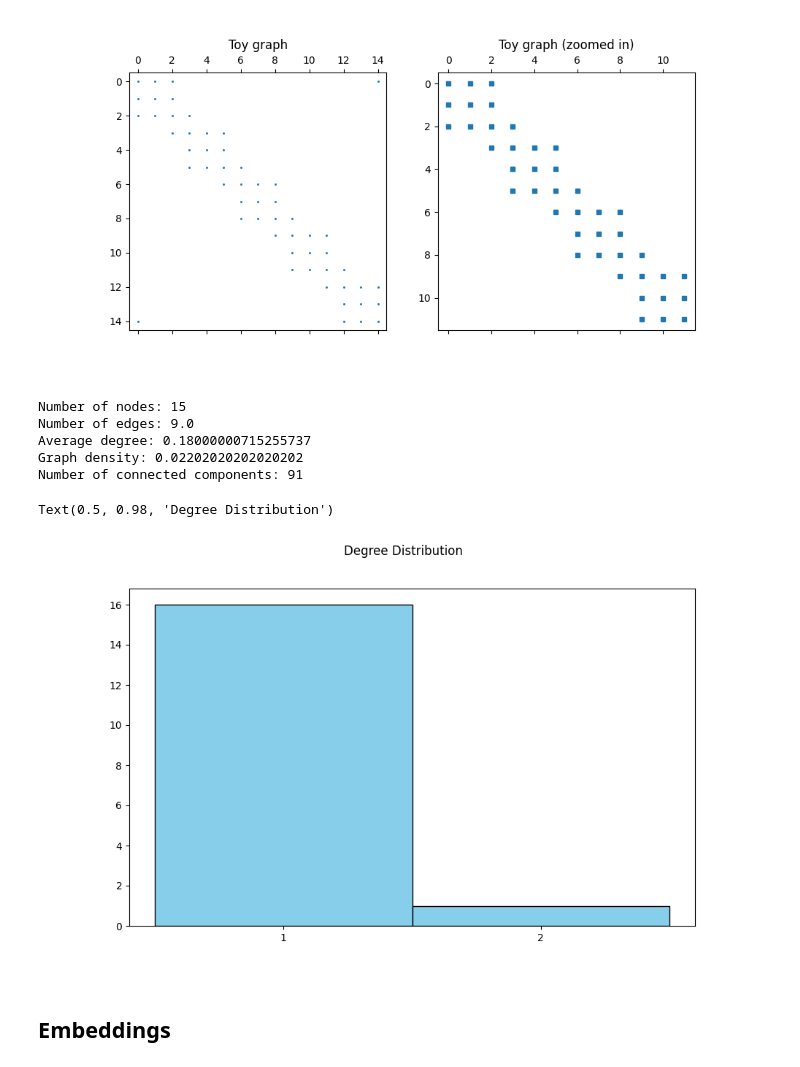
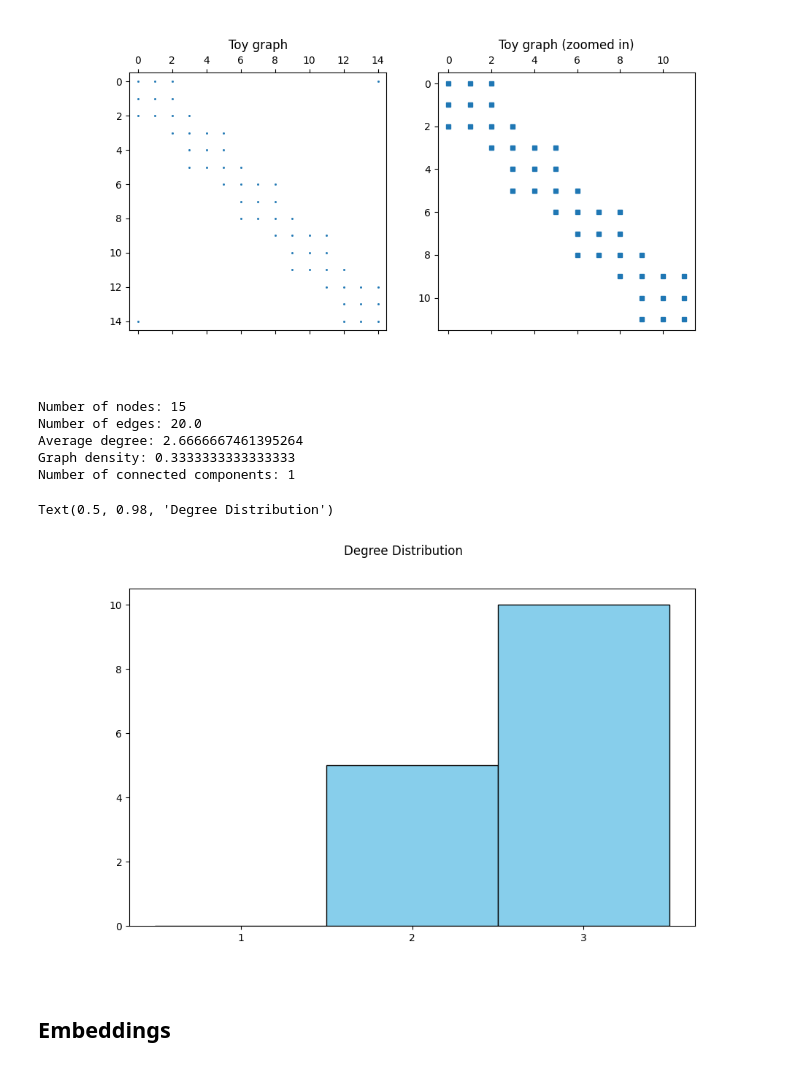
Before and after one commit to AndreasLF/HowLowCanYouGo, a Jupyter notebook: notebooks/Embeddings.ipynb, the cells around one changed output. Cells and saved outputs as stored; diff of their text form; code cells hidden in the pictures.

Commit message:
Update toy graph stats

```diff
--- a/notebooks/Embeddings.ipynb
+++ b/notebooks/Embeddings.ipynb
@@ -356,10 +356,18 @@ def tri_path(n_tri, cycle=True, self_loops=True):
     if self_loops:
         mat += sp.sparse.identity(n_tri*3)
     return mat
-adj_toy = tri_path(toy_data_size/3, cycle=True, self_loops=True)
+adj_toy = tri_path(int(toy_data_size/3), cycle=True, self_loops=True)
 
 # convert to tensor dense
 adj_toy = torch.tensor(adj_toy.todense(), dtype=torch.float32)
+
+
+G_toy = nx.Graph()
+
+# Add edges from the sparse matrix
+rows, cols = scipy.sparse.find(adj_toy)[:2]  # Get the non-zero indices
+for row, col in zip(rows, cols):
+    G_toy.add_edge(row, col)
 
 # Plot the adjacency matrix side by side
 plt.figure(figsize=(10, 5))
@@ -378,41 +386,42 @@ plt.show()
 print('Number of nodes:', adj_toy.shape[0])
 
 # Calculate the number of edges
+adj_ = adj_toy - torch.eye(adj_toy.shape[0])
 # For an undirected graph, each edge is counted twice in an adjacency matrix
 num_edges = adj_.sum() /2
 
 # Calculate the average degree
 # Since each edge is counted twice in the sum, divide by the number of nodes to get the average degree
 average_degree = adj_.sum() / adj_.shape[0]
 
 print(f'Number of edges: {num_edges}')
 print(f'Average degree: {average_degree}')
-print('Graph density:', nx.density(G))
-print('Number of connected components:', nx.number_connected_components(G))
+print('Graph density:', nx.density(G_toy))
+print('Number of connected components:', nx.number_connected_components(G_toy))
 
 
 
 # Plot degree distribution
 degree = adj_.sum(dim=1)
 # Plotting degree distribution with enhanced aesthetics
 plt.figure(figsize=(10, 6))
 
 # Custom bin edges for the histogram
 bin_edges = np.arange(0.5, degree.max() + 1.5, 1)
 
 # Plot histogram with customizations
 plt.hist(degree, bins=bin_edges, color='skyblue', edgecolor='black')
 # Ticks
 plt.xticks(np.arange(1, degree.max() + 1, 1))  # Set x-axis ticks to match the degree values
 plt.suptitle('Degree Distribution')
 # %% [output]
 Number of nodes: 15
-Number of edges: 9.0
-Average degree: 0.18000000715255737
-Graph density: 0.02202020202020202
-Number of connected components: 91
+Number of edges: 20.0
+Average degree: 2.6666667461395264
+Graph density: 0.3333333333333333
+Number of connected components: 1
 Text(0.5, 0.98, 'Degree Distribution')
-[figure, old version]
+[figure, new version]
 # %% [markdown]
 ## Embeddings
 # %%
```
